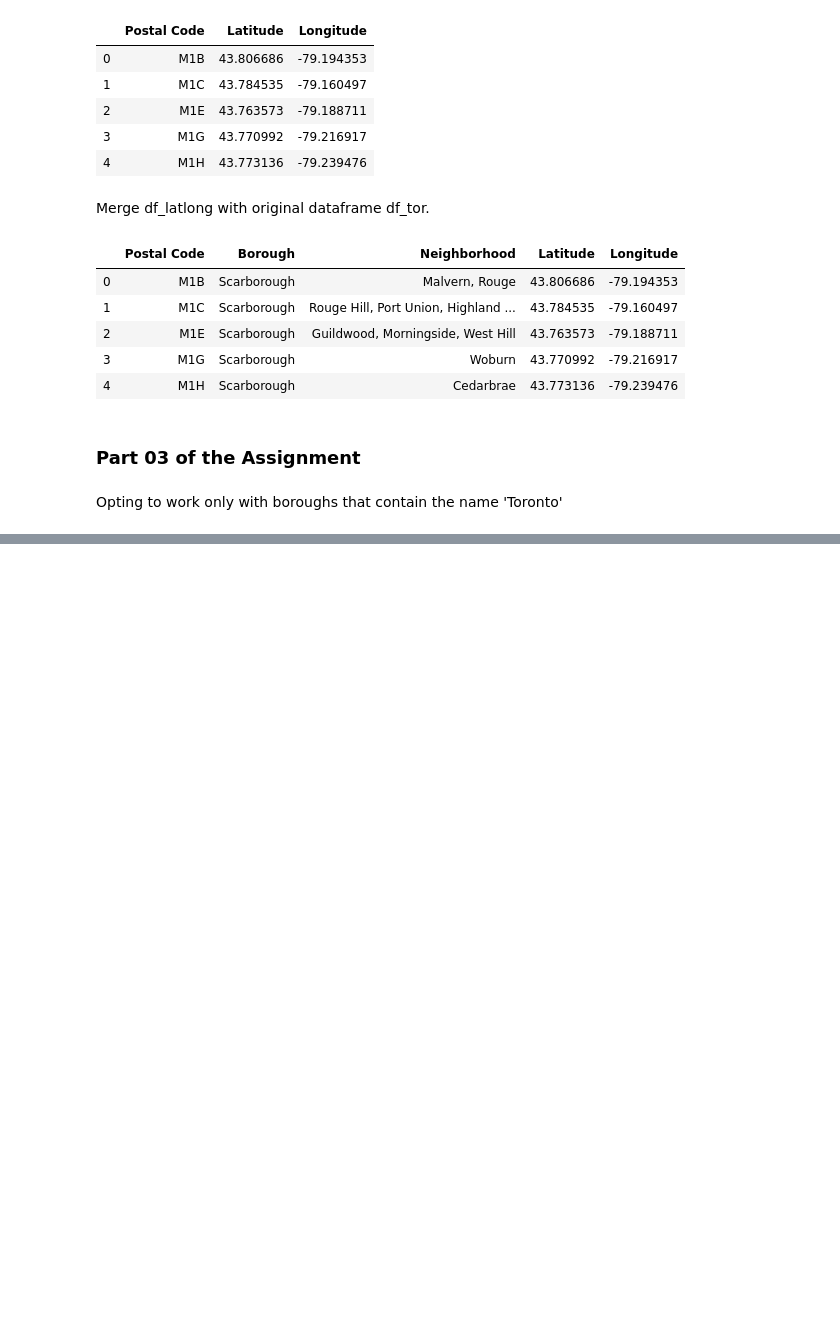
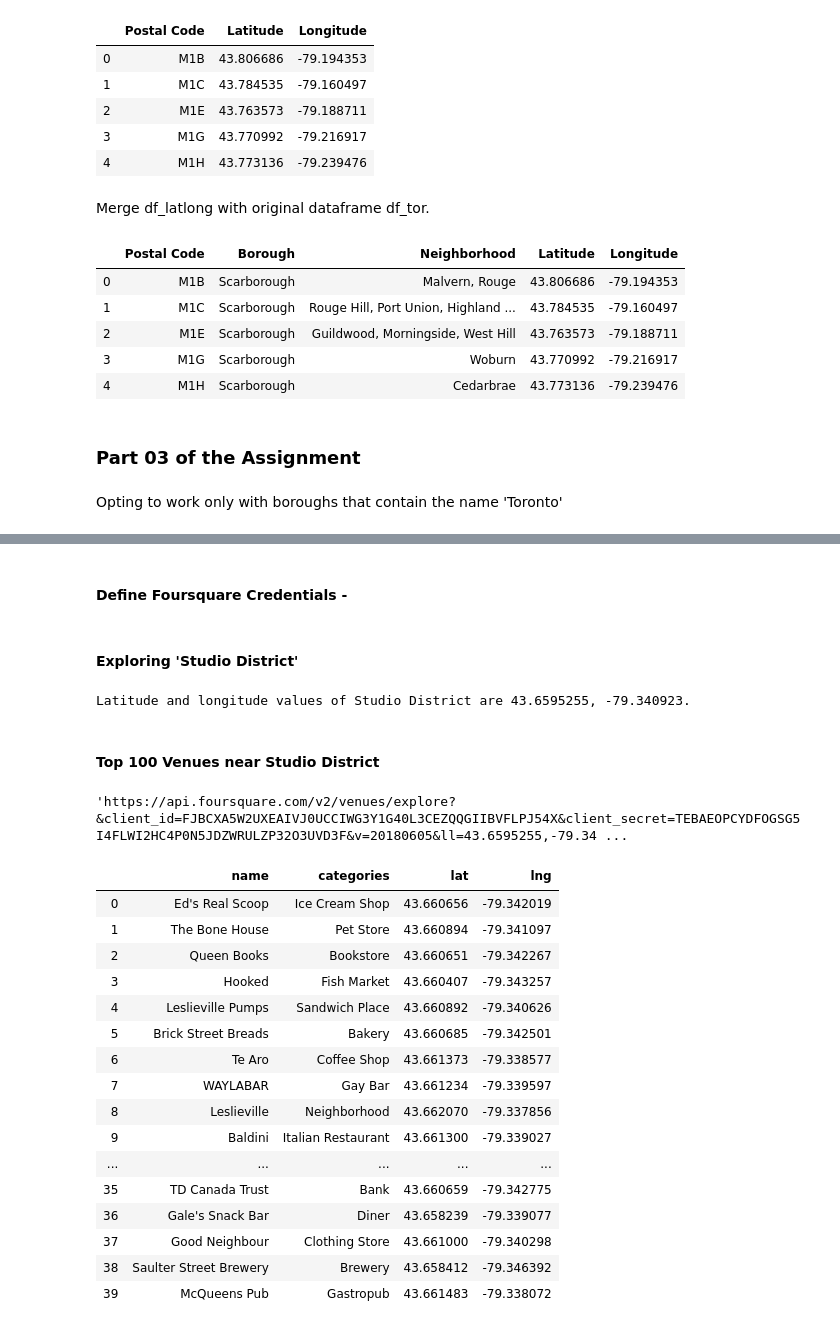
Before and after one commit to stryder-one/Coursera_Capstone, a Jupyter notebook: toronto_part1.ipynb, the cells around one changed output, grey strips where cells are left out. Drawn from its saved outputs; the diff is of its cells as text; code cells hidden in the pictures; blank space fills up the shorter version.

```diff
--- a/toronto_part1.ipynb
+++ b/toronto_part1.ipynb
@@ -90,0 +138,3 @@ Opting to work only with boroughs that contain the name 'Toronto'
+# %%
+df_tor_filter = df_tor [df_tor['Borough'].str.contains("Toronto")].reset_index(drop=True)
+df_tor_filter.head(10)
@@ -90,0 +179,2 @@ Opting to work only with boroughs that contain the name 'Toronto'
+# %% [markdown]
+#### Define Foursquare Credentials -
@@ -90,0 +187,28 @@ Opting to work only with boroughs that contain the name 'Toronto'
+# %% [markdown]
+#### Exploring 'Studio District'
+# %%
+neighborhood_name = 'Studio District'
+neighborhood_latitude = df_tor_filter.loc[3, 'Latitude'] # neighborhood latitude value
+neighborhood_longitude = df_tor_filter.loc[3, 'Longitude'] # neighborhood longitude value
+
+print('Latitude and longitude values of {} are {}, {}.'.format(neighborhood_name,
+                                                               neighborhood_latitude,
+                                                               neighborhood_longitude))
+# %% [output]
+Latitude and longitude values of Studio District are 43.6595255, -79.340923.
+# %% [markdown]
+#### Top 100 Venues near Studio District
+# %%
+LIMIT = 100 # define limit of number of venues
+radius = 500 # define radius
+url = 'https://api.foursquare.com/v2/venues/explore?&client_id={}&client_secret={}&v={}&ll={},{}&radius={}&limit={}'.format(
+    CLIENT_ID,
+    CLIENT_SECRET,
+    VERSION,
+    neighborhood_latitude,
+    neighborhood_longitude,
+    radius,
+    LIMIT)
+url # display URL
+# %% [output]
+'https://api.foursquare.com/v2/venues/explore?&client_id=FJBCXA5W2UXEAIVJ0UCCIWG3Y1G40L3CEZQQGIIBVFLPJ54X&client_secret=TEBAEOPCYDFOGSG5I4FLWI2HC4P0N5JDZWRULZP32O3UVD3F&v=20180605&ll=43.6595255,-79.34 ...
@@ -90,0 +218,44 @@ Opting to work only with boroughs that contain the name 'Toronto'
+# %%
+def get_category_type(row):
+    try:
+        categories_list = row['categories']
+    except:
+        categories_list = row['venue.categories']
+
+    if len(categories_list) == 0:
+        return None
+    else:
+        return categories_list[0]['name']
+# %%
+venues = results['response']['groups'][0]['items']
+nearby_venues = json_normalize(venues) # flatten JSON
+
+# filter columns
+filtered_columns = ['venue.name', 'venue.categories', 'venue.location.lat', 'venue.location.lng']
+nearby_venues =nearby_venues.loc[:, filtered_columns]
+
+# filter the category for each row
+nearby_venues['venue.categories'] = nearby_venues.apply(get_category_type, axis=1)
+
+# clean columns
+nearby_venues.columns = [col.split(".")[-1] for col in nearby_venues.columns]
+
+nearby_venues
+# %% [output]
+|  | name | categories | lat | lng |
+| 0 | Ed's Real Scoop | Ice Cream Shop | 43.660656 | -79.342019 |
+| 1 | The Bone House | Pet Store | 43.660894 | -79.341097 |
+| 2 | Queen Books | Bookstore | 43.660651 | -79.342267 |
+| 3 | Hooked | Fish Market | 43.660407 | -79.343257 |
+| 4 | Leslieville Pumps | Sandwich Place | 43.660892 | -79.340626 |
+| 5 | Brick Street Breads | Bakery | 43.660685 | -79.342501 |
+| 6 | Te Aro | Coffee Shop | 43.661373 | -79.338577 |
+| 7 | WAYLABAR | Gay Bar | 43.661234 | -79.339597 |
+| 8 | Leslieville | Neighborhood | 43.662070 | -79.337856 |
+| 9 | Baldini | Italian Restaurant | 43.661300 | -79.339027 |
+| ... | ... | ... | ... | ... |
+| 35 | TD Canada Trust | Bank | 43.660659 | -79.342775 |
+| 36 | Gale's Snack Bar | Diner | 43.658239 | -79.339077 |
+| 37 | Good Neighbour | Clothing Store | 43.661000 | -79.340298 |
+| 38 | Saulter Street Brewery | Brewery | 43.658412 | -79.346392 |
+| 39 | McQueens Pub | Gastropub | 43.661483 | -79.338072 |
```
Also changed, not shown: parts of 36 cells of this notebook.
